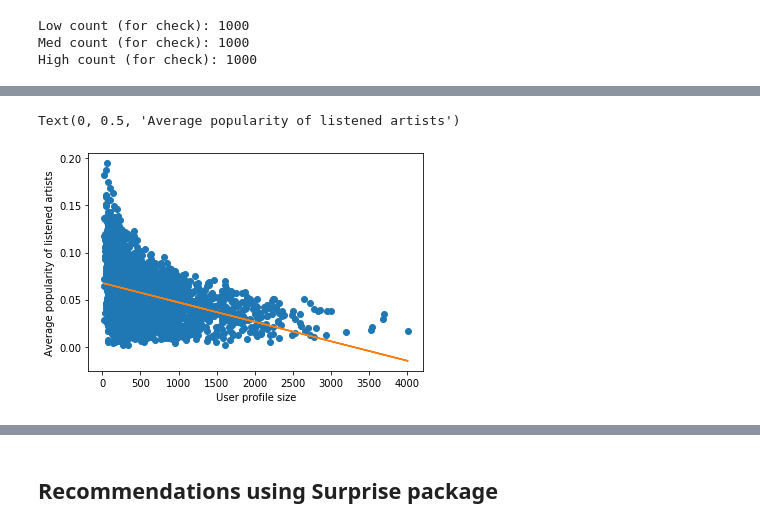
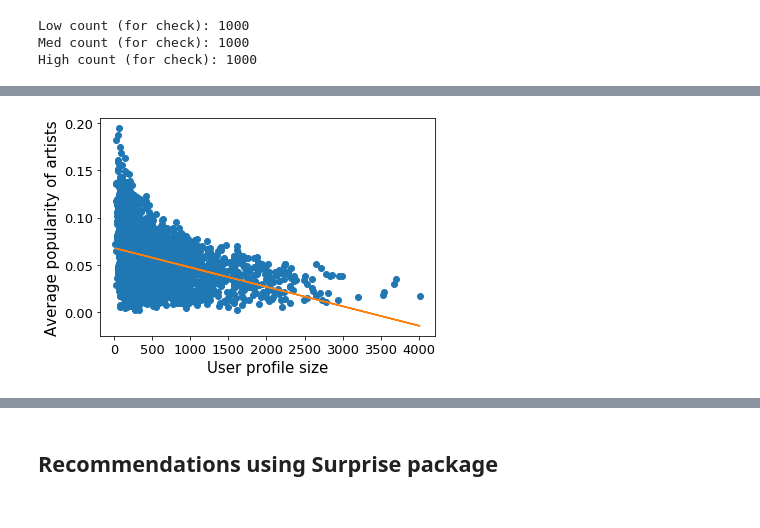
Before and after one commit to domkowald/FairRecSys, a Jupyter notebook: LFM_Fairness.ipynb, the cells around one changed output, grey strips where cells are left out. Drawn from its saved outputs; the diff is of its cells as text; code cells hidden in the pictures.

```diff
--- a/LFM_Fairness.ipynb
+++ b/LFM_Fairness.ipynb
@@ -24,10 +24,10 @@ rd.seed(my_seed)
 np.random.seed(my_seed)
 predict_col = 'artist'
 top_fraction = 0.2
-user_events_file = 'data/user_events.txt'
-low_user_file = 'data/low_main_users.txt'
-medium_user_file = 'data/medium_main_users.txt'
-high_user_file = 'data/high_main_users.txt'
+user_events_file = 'data/ECIR/user_events.txt'
+low_user_file = 'data/ECIR/low_main_users.txt'
+medium_user_file = 'data/ECIR/medium_main_users.txt'
+high_user_file = 'data/ECIR/high_main_users.txt'
 # %%
 # read user events
 cols = ['user', 'artist', 'album', 'track', 'timestamp']
@@ -178,12 +175,13 @@ Text(0, 0.5, 'Percentage of popular artists')
 # %%
 plt.figure()
 slope, intercept, r_value, p_value, std_err = stats.linregress(user_hist, pop_item_fraq)
 line = slope * np.array(user_hist) + intercept
 plt.plot(user_hist, pop_item_fraq, 'o', user_hist, line)
-plt.xlabel('User profile size')
-plt.ylabel('Average popularity of listened artists')
-#plt.savefig('data/corr_user_avg.png', dpi=300, bbox_inches='tight')
+plt.xlabel('User profile size', fontsize='15')
+plt.ylabel('Average popularity of artists', fontsize='15')
+plt.xticks(fontsize='13')
+plt.yticks(fontsize='13')
+#plt.savefig('data/ECIR/corr_user_avg.png', dpi=300, bbox_inches='tight')
 # %% [output]
-Text(0, 0.5, 'Average popularity of listened artists')
-[figure, old version]
+[figure, new version]
 # %%
```
Also changed, not shown: parts of 15 cells of this notebook.
